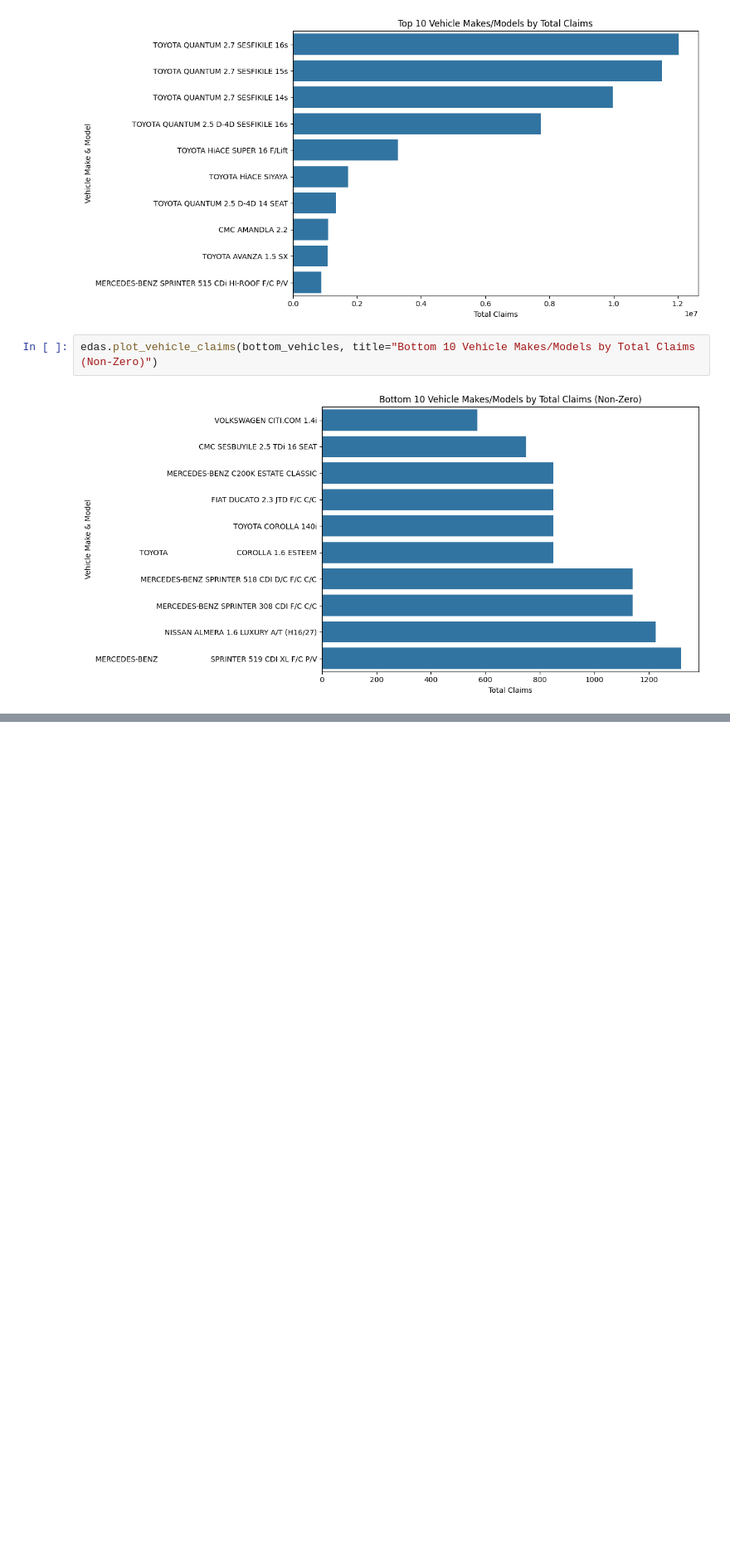
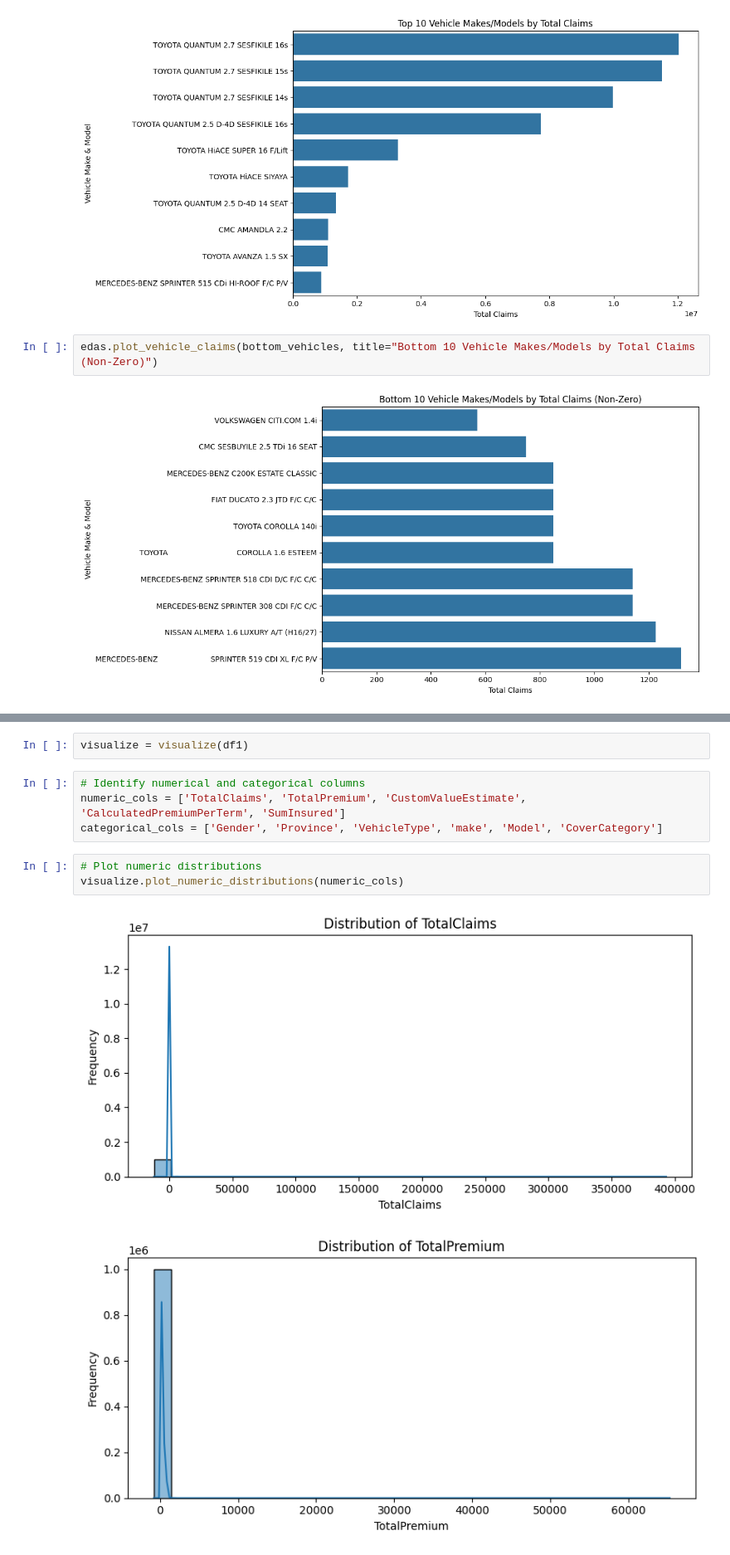
Before and after one commit to mubarek4566/AlphaCare_car_insurance, a Jupyter notebook: notebooks/main.ipynb, the cells around one changed output, grey strips where cells are left out. Shown at 83% size. Cells and saved outputs as stored; diff of their text form; blank space fills up the shorter version.

```diff
--- a/notebooks/main.ipynb
+++ b/notebooks/main.ipynb
@@ -347,0 +348,12 @@ edas.plot_vehicle_claims(bottom_vehicles, title="Bottom 10 Vehicle Makes/Models
+# %%
+visualize = visualize(df1)
+# %%
+# Identify numerical and categorical columns
+numeric_cols = ['TotalClaims', 'TotalPremium', 'CustomValueEstimate', 'CalculatedPremiumPerTerm', 'SumInsured']
+categorical_cols = ['Gender', 'Province', 'VehicleType', 'make', 'Model', 'CoverCategory']
+# %%
+# Plot numeric distributions
+visualize.plot_numeric_distributions(numeric_cols)
+# %% [output]
+[figure, added]
+[figure, added]
```
Also changed, not shown: parts of 9 cells of this notebook, 1 other file.
